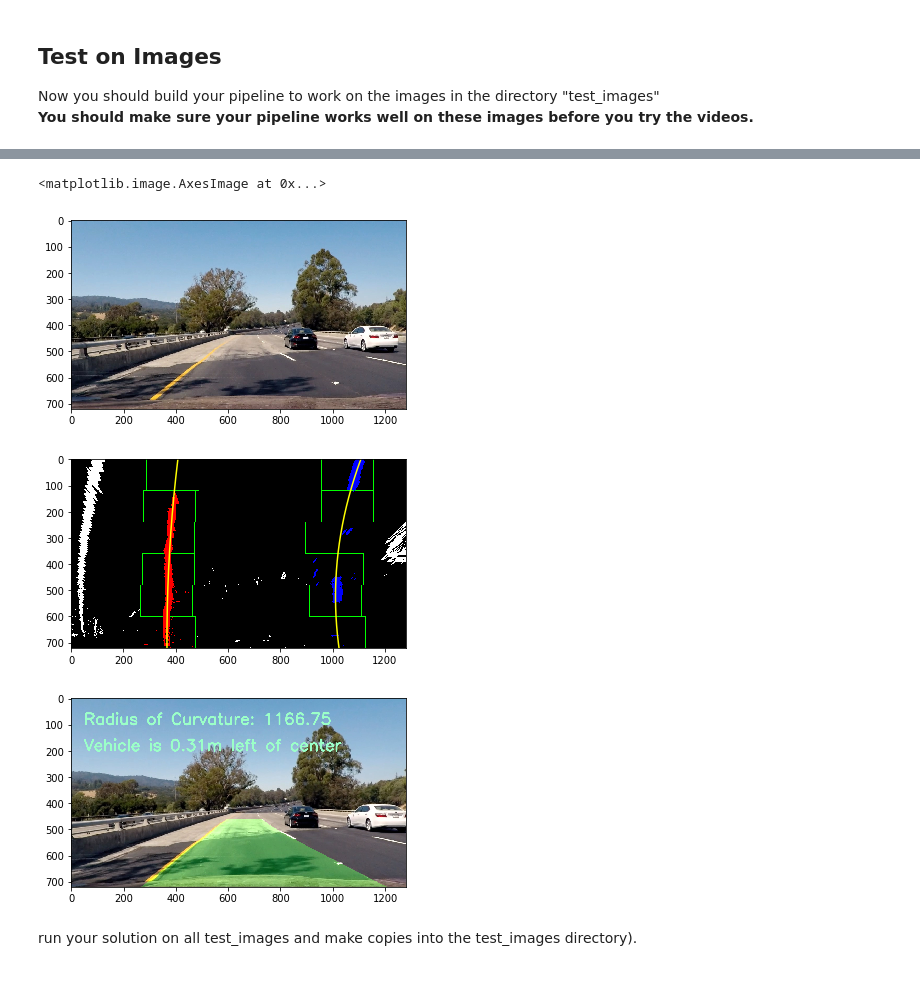
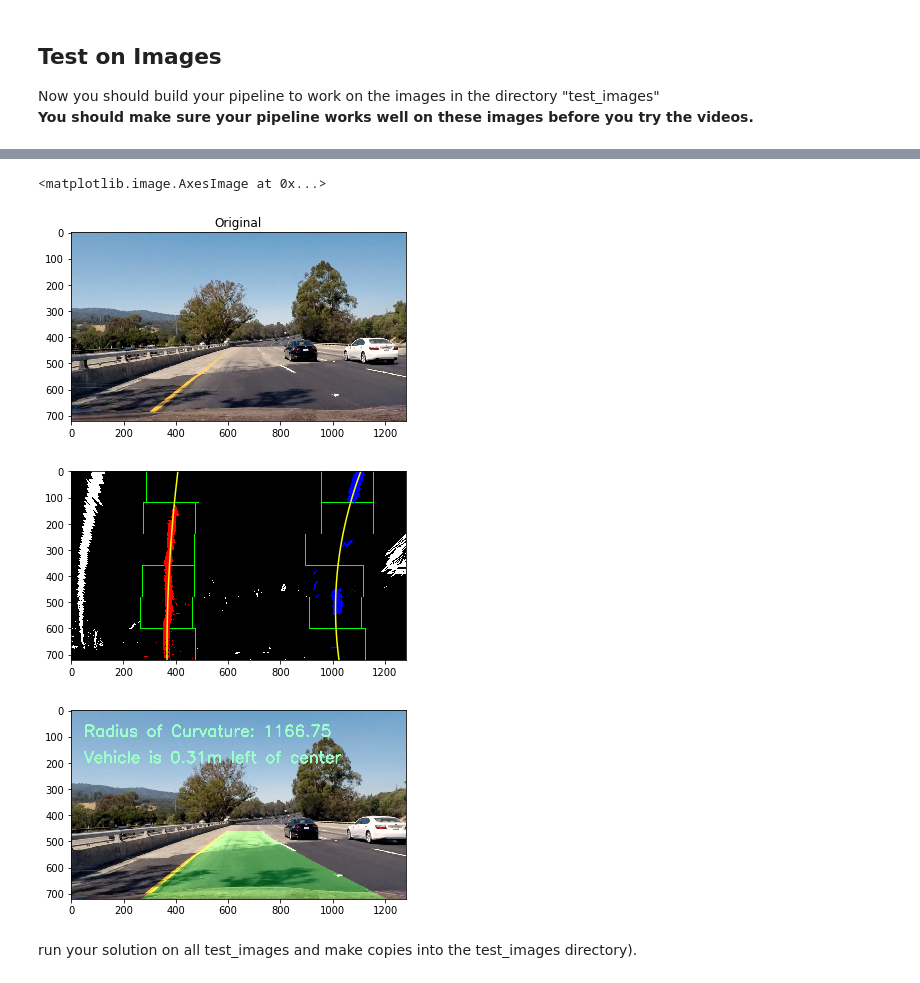
Before and after one commit to gsandeep1231/Udacity-CarND-Advanced-Lane-Lines, a Jupyter notebook: CarND-Advanced-Lane-Lines.ipynb, the cells around one changed output, grey strips where cells are left out. Drawn from its saved outputs; the diff is of its cells as text; code cells hidden in the pictures.

```diff
--- a/CarND-Advanced-Lane-Lines.ipynb
+++ b/CarND-Advanced-Lane-Lines.ipynb
@@ -341,24 +341,24 @@ plt.figure(); plt.imshow(undist)
 # %%
 # Undistort image
 #orig_image = cv2.imread('/Users/SandeepGangundi/Documents/Courses/Udacity/Self_Driving_Car_ND/Term1/Udacity-CarND-Advanced-Lane-Lines/camera_cal/calibration1.jpg')
 #plt.figure(); plt.imshow(cv2.cvtColor(orig_image, cv2.COLOR_BGR2RGB))
 #undistorted_image = undistort_image(orig_image, camera_objpoints, camera_imgpoints)
 
 #orig_image = cv2.imread('/Users/SandeepGangundi/Documents/Courses/Udacity/Self_Driving_Car_ND/Term1/Udacity-CarND-Advanced-Lane-Lines/test_images/straight_lines1.jpg')
 orig_image = cv2.imread('/Users/SandeepGangundi/Documents/Courses/Udacity/Self_Driving_Car_ND/Term1/Udacity-CarND-Advanced-Lane-Lines/test_images/test4.jpg')
-plt.figure(); plt.imshow(cv2.cvtColor(orig_image, cv2.COLOR_BGR2RGB))
+plt.figure(); plt.title('Original'); plt.imshow(cv2.cvtColor(orig_image, cv2.COLOR_BGR2RGB))
 undistorted_image = undistort_image(orig_image, camera_objpoints, camera_imgpoints)
 binary_thresh_image = color_threshold(undistorted_image)
 binary_warped_image, Minv = transform_perspective(binary_thresh_image)
 left_fit, right_fit = fit_lane_lines(binary_warped_image)
 left_rad, right_rad = get_radius_curvature(binary_warped_image, left_fit, right_fit)
 inv_persp_image = transform_inv_perspective(undistorted_image, binary_warped_image, left_fit, right_fit, Minv)
 dist_off_center_str = get_off_center_distance(binary_warped_image)
 final_image = add_data_to_image(inv_persp_image, dist_off_center_str, left_rad, right_rad)
 plt.figure(); plt.imshow(cv2.cvtColor(final_image, cv2.COLOR_BGR2RGB))
 # %% [output]
 <matplotlib.image.AxesImage at 0x...>
-[figure, old version]
+[figure, new version]
 [figure]
 [figure]
 # %% [markdown]
```
Also changed, not shown: parts of 1 cell of this notebook, 4 other files.
